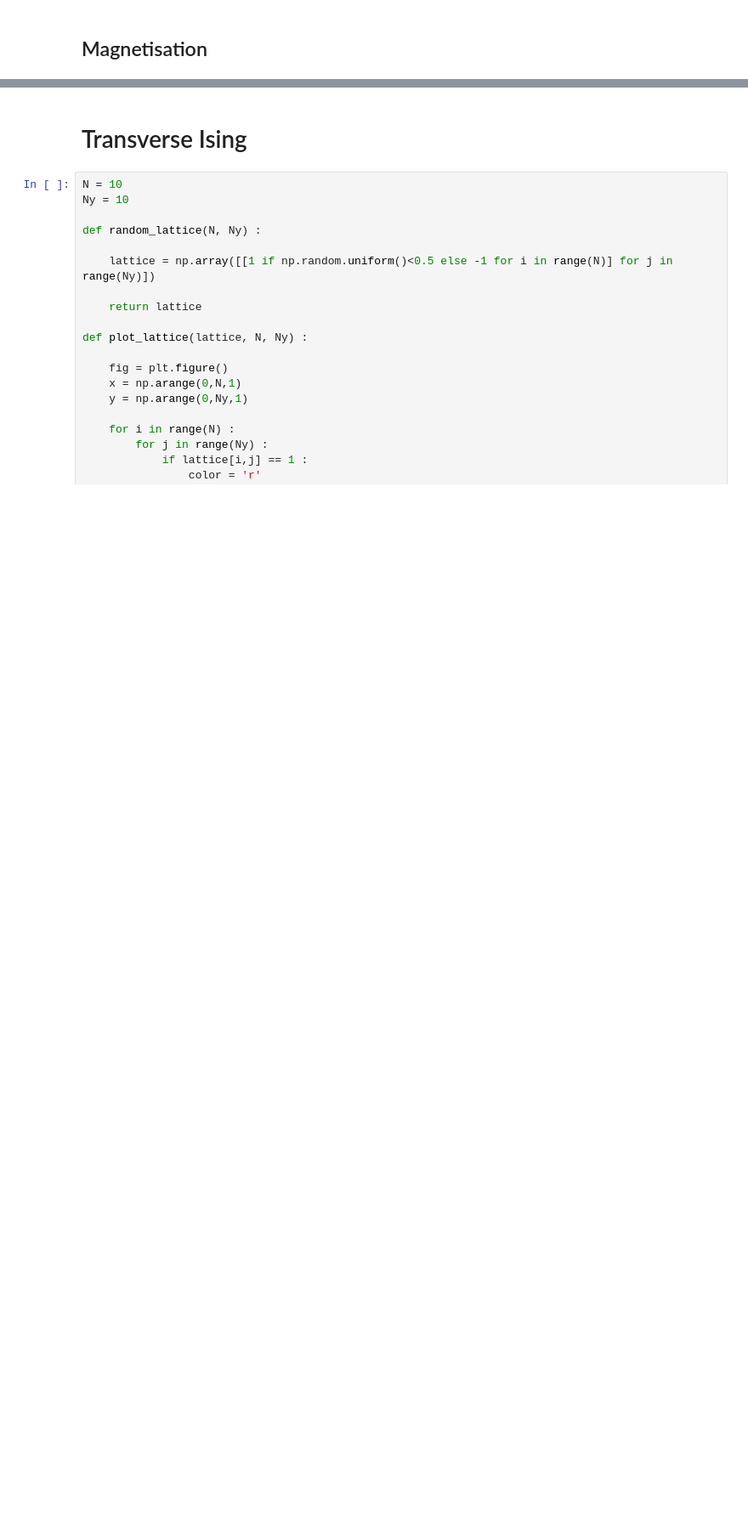
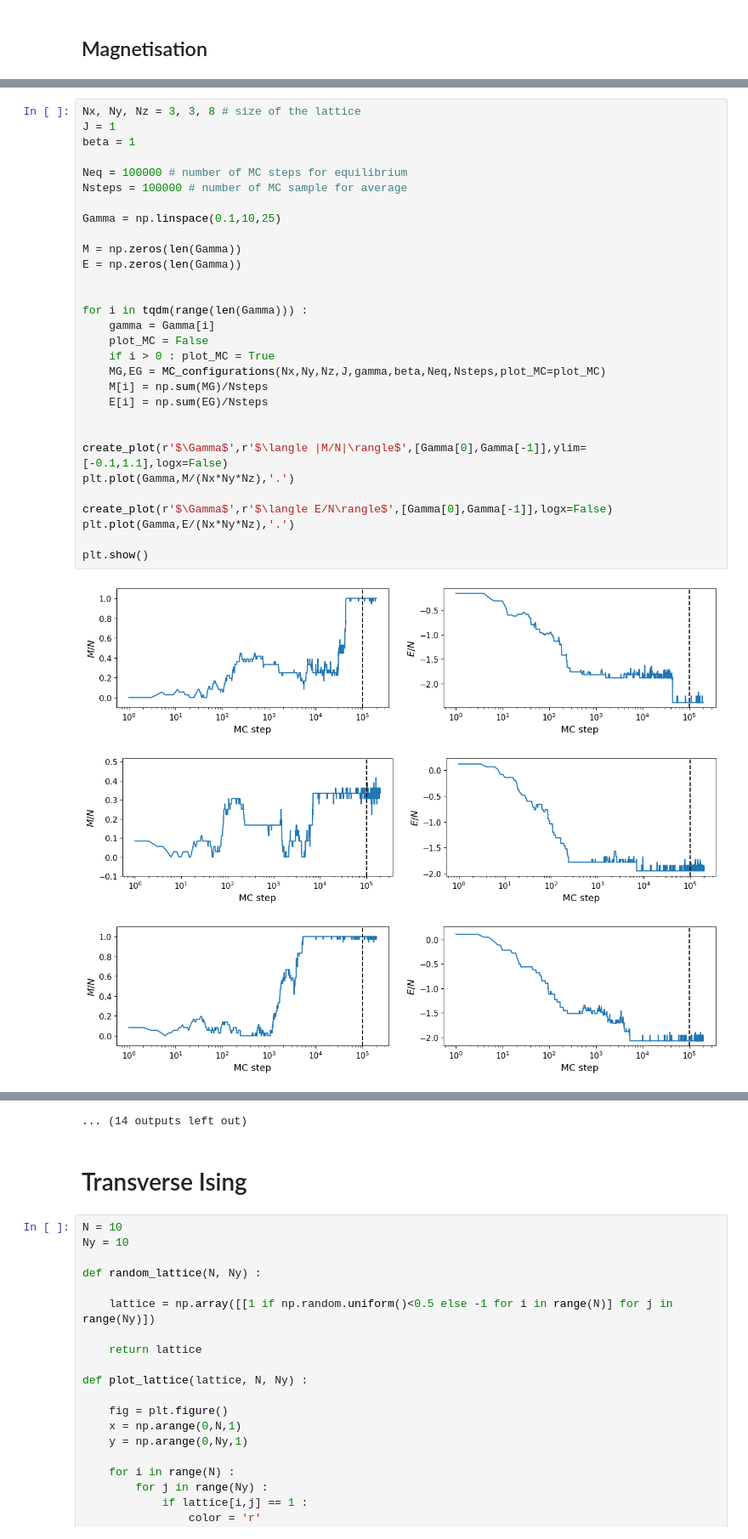
Before and after one commit to MathieuFerey/Transerve-Ising-Model, a Jupyter notebook: Transverse_Ising.ipynb, the cells around one changed output, grey strips where cells are left out. Shown at 85% size. Drawn from its saved outputs; the diff is of its cells as text; blank space fills up the shorter version.

```diff
--- a/Transverse_Ising.ipynb
+++ b/Transverse_Ising.ipynb
@@ -198,0 +159,34 @@ plt.show()
+# %%
+Nx, Ny, Nz = 3, 3, 8 # size of the lattice
+J = 1
+beta = 1
+
+Neq = 100000 # number of MC steps for equilibrium
+Nsteps = 100000 # number of MC sample for average
+
+Gamma = np.linspace(0.1,10,25)
+
+M = np.zeros(len(Gamma))
+E = np.zeros(len(Gamma))
+
+
+for i in tqdm(range(len(Gamma))) :
+    gamma = Gamma[i]
+    plot_MC = False
+    if i > 0 : plot_MC = True
+    MG,EG = MC_configurations(Nx,Ny,Nz,J,gamma,beta,Neq,Nsteps,plot_MC=plot_MC)
+    M[i] = np.sum(MG)/Nsteps
+    E[i] = np.sum(EG)/Nsteps
+
+
+create_plot(r'$\Gamma$',r'$\langle |M/N|\rangle$',[Gamma[0],Gamma[-1]],ylim=[-0.1,1.1],logx=False)
+plt.plot(Gamma,M/(Nx*Ny*Nz),'.')
+
+create_plot(r'$\Gamma$',r'$\langle E/N\rangle$',[Gamma[0],Gamma[-1]],logx=False)
+plt.plot(Gamma,E/(Nx*Ny*Nz),'.')
+
+plt.show()
+# %% [output]
+[figure, added]
+[figure, added]
+[figure, added]
@@ -199,3 +202,4 @@ plt.show()
+... (14 outputs left out)
 # %% [markdown]
 # Transverse Ising
 # %%
```
Also changed, not shown: parts of 6 cells of this notebook, 13 other files.
